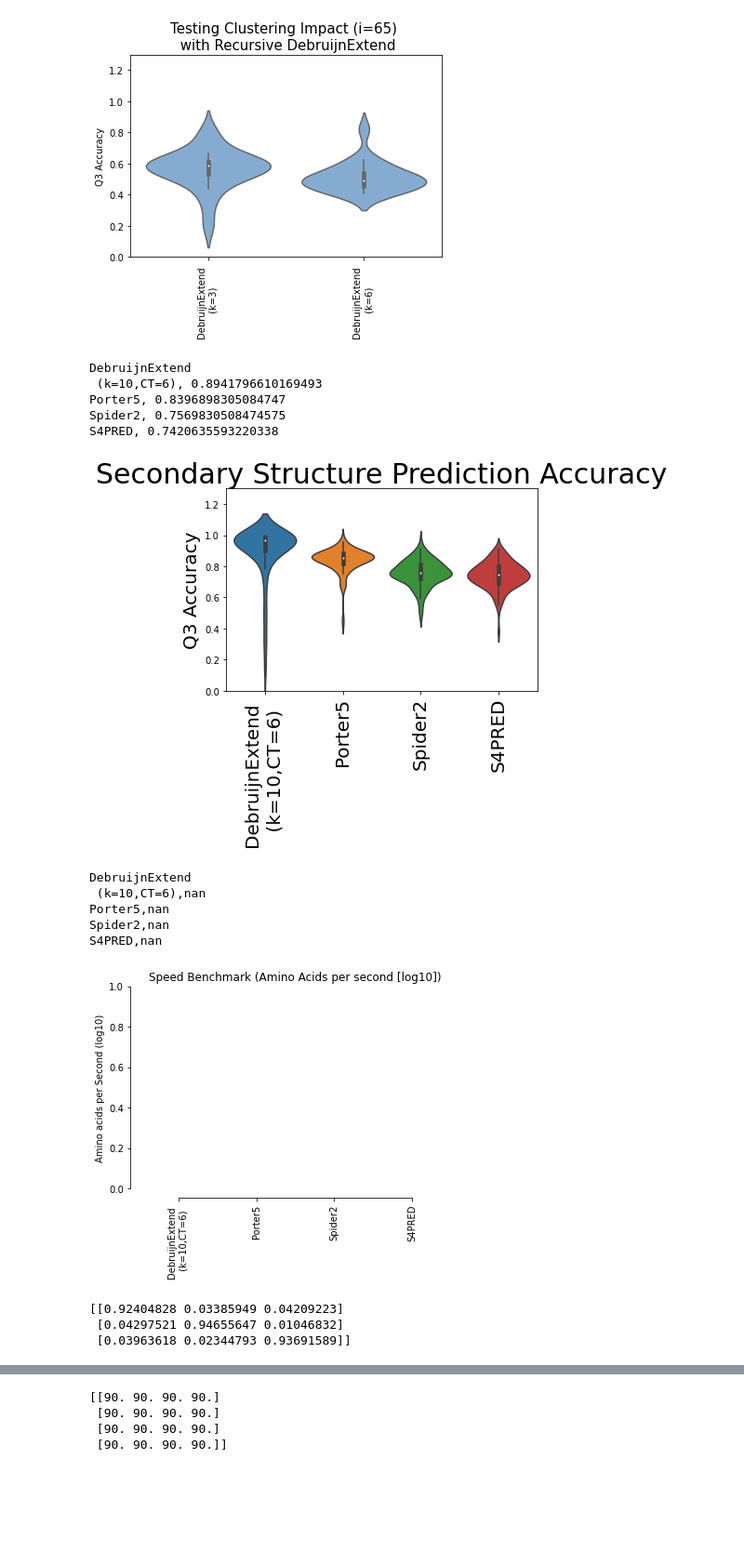
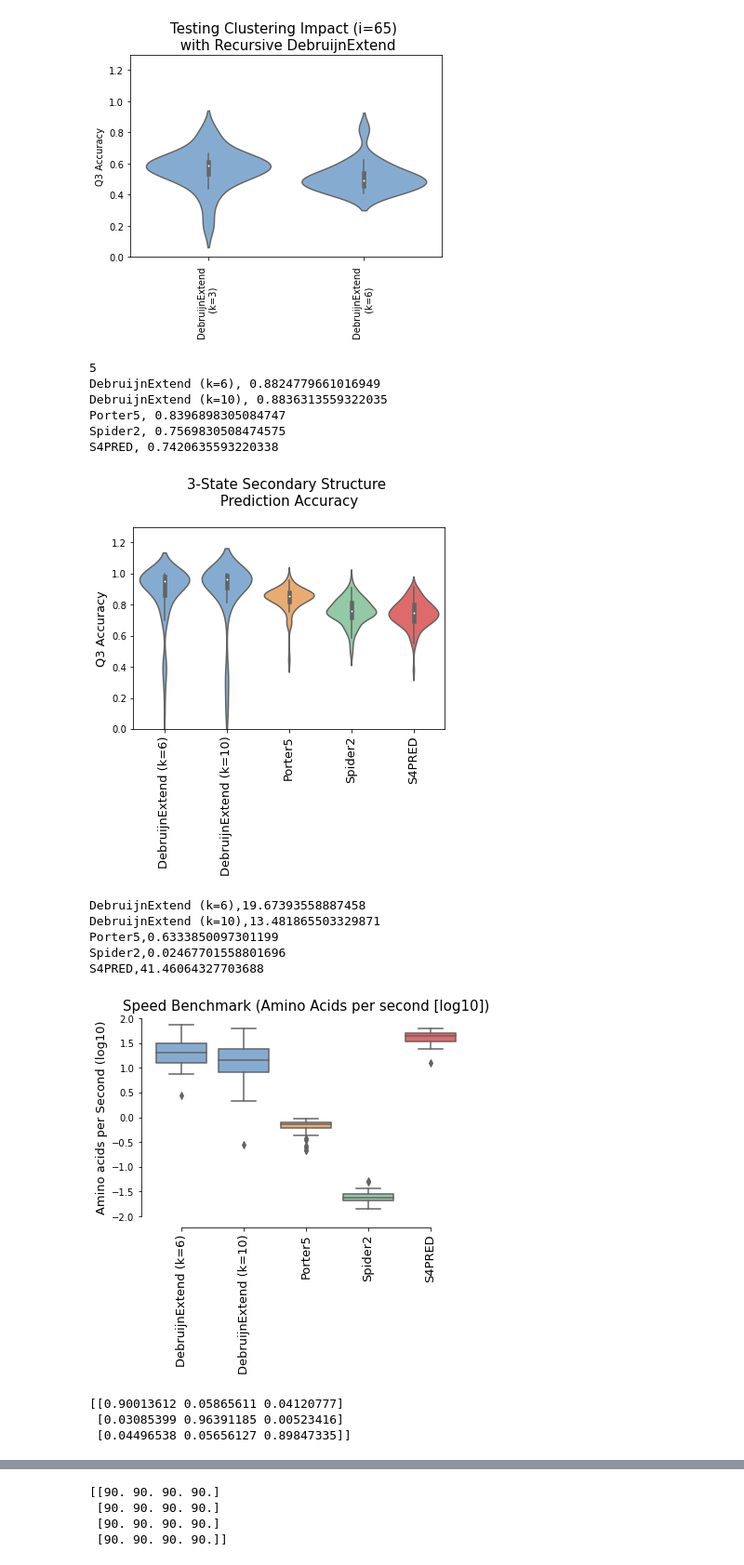
Before and after one commit to Dreycey/DebruijnExtend, a Jupyter notebook: src/py_notebooks/benchmarkinig_analysis.ipynb, the cells around one changed output, grey strips where cells are left out. Shown at 93% size. Cells and saved outputs as stored; diff of their text form; code cells hidden in the pictures; blank space fills up the shorter version.

```diff
--- a/src/py_notebooks/benchmarkinig_analysis.ipynb
+++ b/src/py_notebooks/benchmarkinig_analysis.ipynb
@@ -18,3 +20,6 @@ import datetime
+# %%
+FIGURE_DIR = Path("/Users/dreyceyalbin/Desktop/DebruijnExtend_figures/")
+if not os.path.isdir(FIGURE_DIR): os.mkdir(FIGURE_DIR)
 # %% [markdown]
 # PARSERS
 below are the parsers for each of the associated tools. The output format per tool changes, so each tool needs a unique parser
@@ -163,7 +168,7 @@ def parse_dir(directory, truth_csv, parser_function):
     results: ResultStruct = ResultStruct()
     seq_dict = parser_function(directory) ### CHANGE
     truth_dict = parse_truth(truth_csv)
-    #results.time = get_times(directory)
+    results.time = get_times(directory)
     for identifier, prediction in seq_dict.items():
         true_ss3 = truth_dict[identifier]
         accuracy, confusion_matrix = prediction_rank(prediction, true_ss3)
@@ -519,7 +587,8 @@ DebruijnExtend
 # PATHS
 prev_path = "../../benchmarking/tools/"
 bench_suffix = "FinalizedBenchmarking/"
-debExt_dir_3 = prev_path+"debext_"+bench_suffix
+debExt_dir_k6 = prev_path+"debext_"+'FinalizedBenchmarking_k6/'
+debExt_dir_k10 = prev_path+"debext_"+'FinalizedBenchmarking_k10/'
 psipred_dir = prev_path+"s4pred_"+bench_suffix
 porter5_dir = prev_path+"porter5_"+bench_suffix
 spider_dir = prev_path+"spider2_"+bench_suffix
@@ -528,51 +597,74 @@ truth_csv = prev_path+"TESTING_FINALTESTS.csv"
 ########
 # obtan results dictionaries.
 ########
-debExt_dir_3r = parse_dir(debExt_dir_3, truth_csv, parser_function=parser_debext)
+debExt_dir_k6 = parse_dir(debExt_dir_k6, truth_csv, parser_function=parser_debext)
+debExt_dir_k10 = parse_dir(debExt_dir_k10, truth_csv, parser_function=parser_debext)
 psipred_result = parse_dir(psipred_dir, truth_csv, parser_function=parser_psipred)
 porter5_result = parse_dir(porter5_dir, truth_csv, parser_function=parser_porter5)
 spider_result = parse_dir(spider_dir, truth_csv, parser_function=parser_spider)
 
+
+print(len(debExt_dir_3r.accuracy))
 ########
 # obtain plots.
 ########
 
 # Create results dictionary
-multi_input_results = {"DebruijnExtend \n (k=10,CT=6)" : debExt_dir_3r,
+multi_input_results = {"DebruijnExtend (k=6)" : debExt_dir_k6,
+                       "DebruijnExtend (k=10)" : debExt_dir_k10,
                        "Porter5" : porter5_result,
                        "Spider2" : spider_result,
                        "S4PRED" : psipred_result,
                       }
 # for results in multi_input_results.values():
 #     print(sorted(results.accuracy))
 #     print(np.average(results.accuracy))
 
 # plot the violin plots for all of the results
-plot_bar(multi_input_results)
-plot_timing(multi_input_results)
+plot_bar(multi_input_results,
+         fig_path=FIGURE_DIR / Path("accuracy"),
+         colors=["#79addc", "#79addc", "#fcac5d", "#89d2a3", "#f25757"],
+         title="3-State Secondary Structure \n Prediction Accuracy \n",
+         axis_size=13,
+         title_size=15)
+plot_timing(multi_input_results,
+            fig_path=FIGURE_DIR / Path("timing"),
+            colors=["#79addc", "#79addc", "#fcac5d", "#89d2a3", "#f25757"],
+            axis_size=13)
 
 # plot various metrics per plot
 for key, value in multi_input_results.items():
     plot_confusion_matrix(value, key)
-    avg_acc_per_length(value, key)
+    avg_acc_per_length(value, key, title=f"{key}")
     plot_lengthVsTime(value, title=f"time vs length for {key}")
 
 # plot shared error proteins between top 3 tools
 del multi_input_results["S4PRED"]
-difference_vendiagram(multi_input_results, threshold=0.80)
+del multi_input_results["\n DebruijnExtend \n (k=6)"]
+difference_vendiagram(multi_input_results,
+                      #fig_path=FIGURE_DIR / Path("shared_proteins_80"),
+                      threshold=0.80,
+                      font=18,
+                      colors=["#79addc", "#fcac5d", "#89d2a3", "#f25757"])
+difference_vendiagram(multi_input_results,
+                      #fig_path=FIGURE_DIR / Path("shared_proteins_70"),
+                      threshold=0.70,
+                      font=18,
+                      colors=["#79addc", "#fcac5d", "#89d2a3", "#f25757"])
 # %% [output]
-DebruijnExtend
- (k=10,CT=6), 0.8941796610169493
+5
+DebruijnExtend (k=6), 0.8824779661016949
+DebruijnExtend (k=10), 0.8836313559322035
 Porter5, 0.8396898305084747
 Spider2, 0.7569830508474575
 S4PRED, 0.7420635593220338
-[figure, old version]
+[figure, new version]
-DebruijnExtend
- (k=10,CT=6),nan
-Porter5,nan
-Spider2,nan
-S4PRED,nan
+DebruijnExtend (k=6),19.67393558887458
+DebruijnExtend (k=10),13.481865503329871
+Porter5,0.6333850097301199
+Spider2,0.02467701558801696
+S4PRED,41.46064327703688
-[figure, old version]
+[figure, new version]
-[[0.92404828 0.03385949 0.04209223]
- [0.04297521 0.94655647 0.01046832]
- [0.03963618 0.02344793 0.93691589]]
+[[0.90013612 0.05865611 0.04120777]
+ [0.03085399 0.96391185 0.00523416]
+ [0.04496538 0.05656127 0.89847335]]
```
Also changed, not shown: parts of 8 cells of this notebook, 2 other files.
